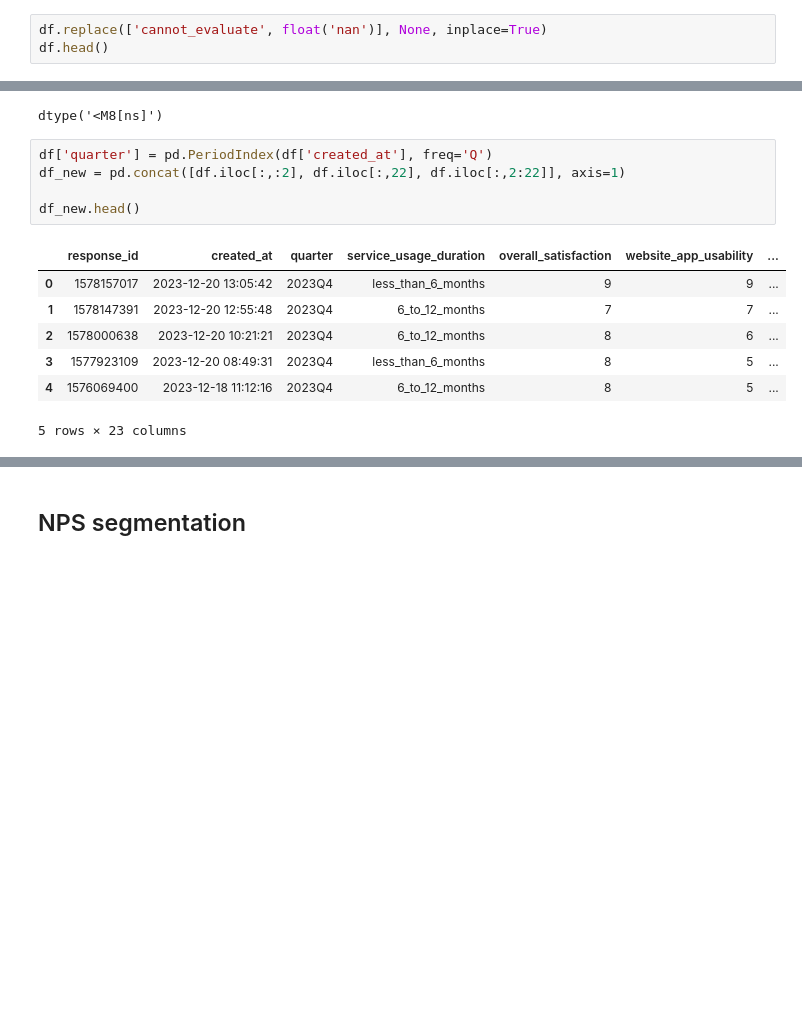
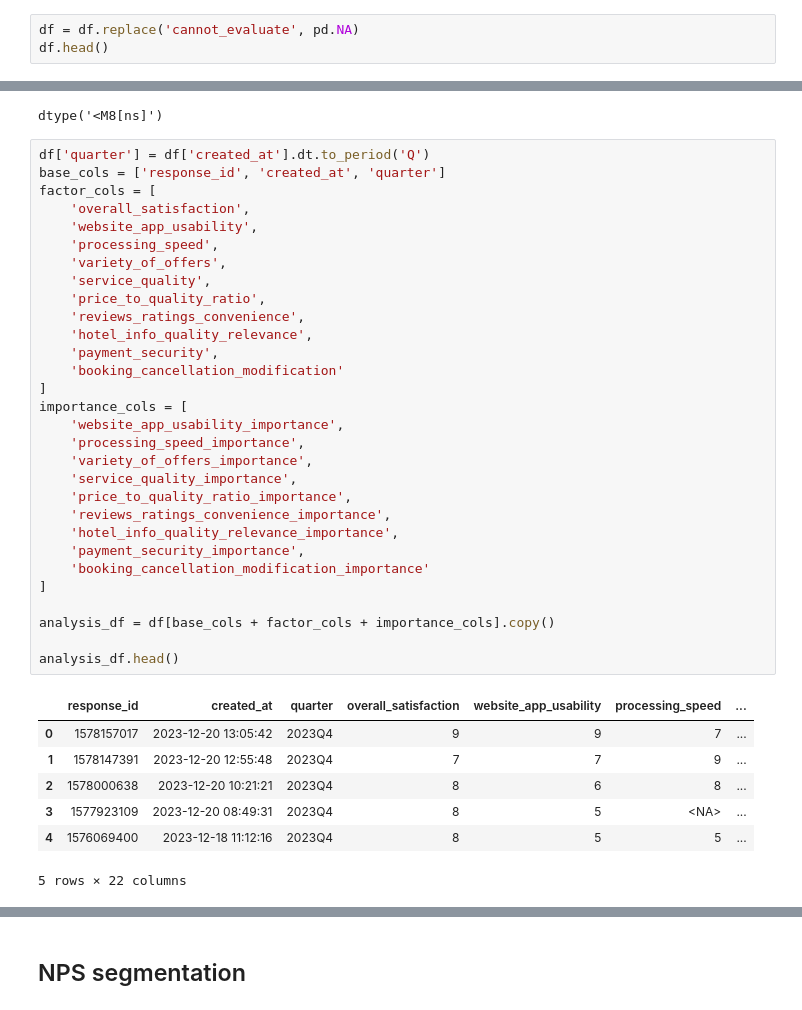
Before and after one commit to anxsel/analytics-portfolio, a Jupyter notebook: hotel-booking-survey-analysis/survey_analysis.ipynb, the cells around one changed output, grey strips where cells are left out. Cells and saved outputs as stored; diff of their text form; blank space fills up the shorter version.

```diff
--- a/hotel-booking-survey-analysis/survey_analysis.ipynb
+++ b/hotel-booking-survey-analysis/survey_analysis.ipynb
@@ -156,7 +156,7 @@ Name: count, dtype: int64
 # %% [markdown]
 We have 77 'cannot_evaluate' answers which are nan
 # %%
-df.replace(['cannot_evaluate', float('nan')], None, inplace=True)
+df = df.replace('cannot_evaluate', pd.NA)
 df.head()
 # %% [output]
 |  | response_id | created_at | service_usage_duration | overall_satisfaction | website_app_usability | ... |
@@ -181,16 +181,41 @@ df['created_at'].dtype
 # %% [output]
 dtype('<M8[ns]')
 # %%
-df['quarter'] = pd.PeriodIndex(df['created_at'], freq='Q')
-df_new = pd.concat([df.iloc[:,:2], df.iloc[:,22], df.iloc[:,2:22]], axis=1)
+df['quarter'] = df['created_at'].dt.to_period('Q')
+base_cols = ['response_id', 'created_at', 'quarter']
+factor_cols = [
+    'overall_satisfaction',
+    'website_app_usability',
+    'processing_speed',
+    'variety_of_offers',
+    'service_quality',
+    'price_to_quality_ratio',
+    'reviews_ratings_convenience',
+    'hotel_info_quality_relevance',
+    'payment_security',
+    'booking_cancellation_modification'
+]
+importance_cols = [
+    'website_app_usability_importance',
+    'processing_speed_importance',
+    'variety_of_offers_importance',
+    'service_quality_importance',
+    'price_to_quality_ratio_importance',
+    'reviews_ratings_convenience_importance',
+    'hotel_info_quality_relevance_importance',
+    'payment_security_importance',
+    'booking_cancellation_modification_importance'
+]
 
-df_new.head()
+analysis_df = df[base_cols + factor_cols + importance_cols].copy()
+
+analysis_df.head()
 # %% [output]
-|  | response_id | created_at | quarter | service_usage_duration | overall_satisfaction | website_app_usability | ... |
-| 0 | 1578157017 | 2023-12-20 13:05:42 | 2023Q4 | less_than_6_months | 9 | 9 | ... |
-| 1 | 1578147391 | 2023-12-20 12:55:48 | 2023Q4 | 6_to_12_months | 7 | 7 | ... |
-| 2 | 1578000638 | 2023-12-20 10:21:21 | 2023Q4 | 6_to_12_months | 8 | 6 | ... |
-| 3 | 1577923109 | 2023-12-20 08:49:31 | 2023Q4 | less_than_6_months | 8 | 5 | ... |
-| 4 | 1576069400 | 2023-12-18 11:12:16 | 2023Q4 | 6_to_12_months | 8 | 5 | ... |
+|  | response_id | created_at | quarter | overall_satisfaction | website_app_usability | processing_speed | ... |
+| 0 | 1578157017 | 2023-12-20 13:05:42 | 2023Q4 | 9 | 9 | 7 | ... |
+| 1 | 1578147391 | 2023-12-20 12:55:48 | 2023Q4 | 7 | 7 | 9 | ... |
+| 2 | 1578000638 | 2023-12-20 10:21:21 | 2023Q4 | 8 | 6 | 8 | ... |
+| 3 | 1577923109 | 2023-12-20 08:49:31 | 2023Q4 | 8 | 5 | <NA> | ... |
+| 4 | 1576069400 | 2023-12-18 11:12:16 | 2023Q4 | 8 | 5 | 5 | ... |
-5 rows × 23 columns
+5 rows × 22 columns
 # %%
```
Also changed, not shown: parts of 39 cells of this notebook.
